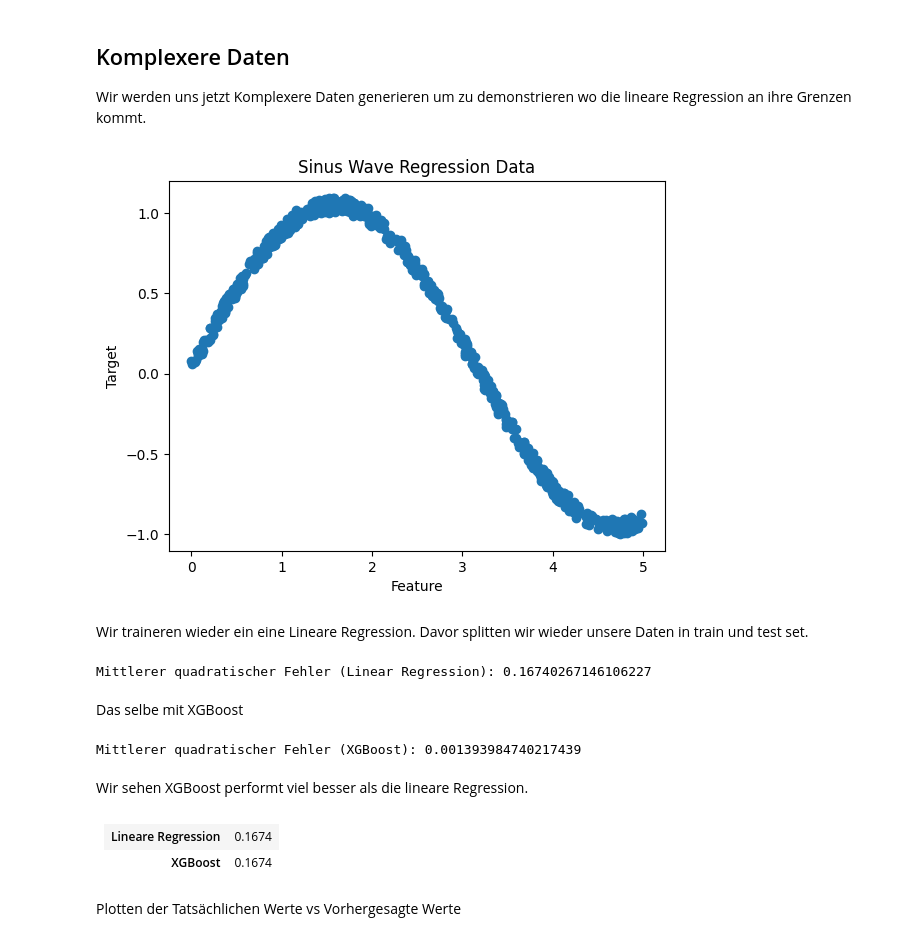
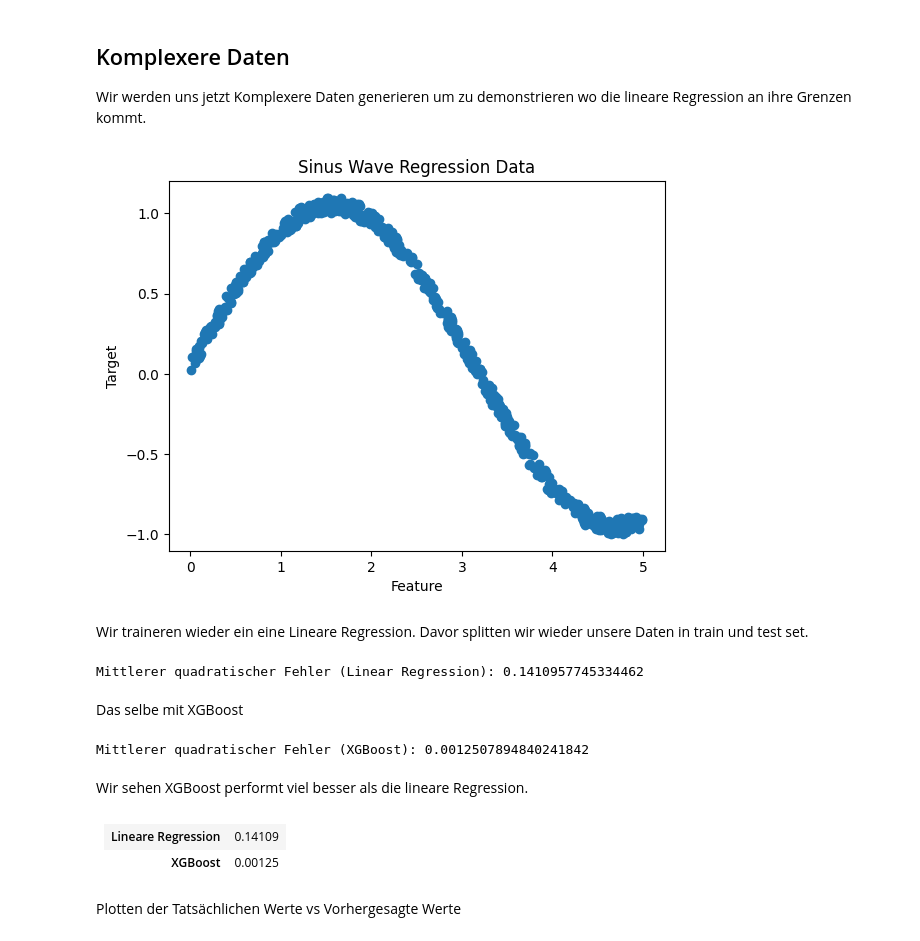
Before and after one commit to patrickpollek1/DataScience-Bootcamp, a Jupyter notebook: Data_Science_Bootcamp.ipynb, the cells around one changed output. Drawn from its saved outputs; the diff is of its cells as text; code cells hidden in the pictures.

```diff
--- a/Data_Science_Bootcamp.ipynb
+++ b/Data_Science_Bootcamp.ipynb
@@ -267,26 +273,25 @@ Wir sehen, da die lineare Regression eben nur eine lineare Funktion darstellt ei
 Wir werden uns jetzt Komplexere Daten generieren um zu demonstrieren wo die lineare Regression an ihre Grenzen kommt.
 # %%
 
-
+np.random.seed(0)
 # Generieren der Sinus-Daten
-X_sinus = np.sort(5 * np.random.rand(600, 1), axis=0)
+X_sinus = 5 * np.random.rand(600, 1)
 y_sinus = np.sin(X_sinus).ravel()
 
 # Hinzufügen von Rauschen
 y_sinus += 0.1* np.random.rand(600)
 
 # Visualisierung der Daten
 plt.scatter(X_sinus, y_sinus)
 plt.xlabel('Feature')
 plt.ylabel('Target')
 plt.title('Sinus Wave Regression Data')
 plt.show()
 # %% [output]
-[figure, old version]
+[figure, new version]
 # %% [markdown]
 Wir traineren wieder ein eine Lineare Regression. Davor splitten wir wieder unsere Daten in train und test set.
 # %%
-
 # Aufteilen in Trainings- und Testdaten
 X_train_sinus, X_test_sinus, y_train_sinus, y_test_sinus = train_test_split(X_sinus, y_sinus, test_size=0.2, random_state=42)
 
@@ -300,12 +305,10 @@ y_pred_lin_sinus = lin_reg_sinus.predict(X_test_sinus)
 mse_lin_sinus = mean_squared_error(y_test_sinus, y_pred_lin_sinus)
 print(f'Mittlerer quadratischer Fehler (Linear Regression): {mse_lin_sinus}')
 # %% [output]
-Mittlerer quadratischer Fehler (Linear Regression): 0.16740267146106227
+Mittlerer quadratischer Fehler (Linear Regression): 0.1410957745334462
 # %% [markdown]
 Das selbe mit XGBoost
 # %%
-import xgboost as xgb
-
 # XGBoost
 xgb_reg_sinus = xgb.XGBRegressor(objective ='reg:squarederror', seed=42)
 xgb_reg_sinus.fit(X_train_sinus, y_train_sinus)
@@ -315,7 +318,7 @@ y_pred_xgb_sinus = xgb_reg_sinus.predict(X_test_sinus)
 mse_xgb_sinus = mean_squared_error(y_test_sinus, y_pred_xgb_sinus)
 print(f'Mittlerer quadratischer Fehler (XGBoost): {mse_xgb_sinus}')
 # %% [output]
-Mittlerer quadratischer Fehler (XGBoost): 0.001393984740217439
+Mittlerer quadratischer Fehler (XGBoost): 0.0012507894840241842
 # %% [markdown]
 Wir sehen XGBoost performt viel besser als die lineare Regression.
 # %% [markdown]
@@ -324,11 +327,11 @@ Wir sehen XGBoost performt viel besser als die lineare Regression.
 <table>
   <tr>
     <th>Lineare Regression</th>
-    <td>0.1674</td>
+    <td> 0.14109</td>
   </tr>
   <tr>
     <th>XGBoost</th>
-    <td>0.1674</td>
+    <td>0.00125</td>
 
   </tr>
 
```
Also changed, not shown: parts of 14 cells of this notebook.
